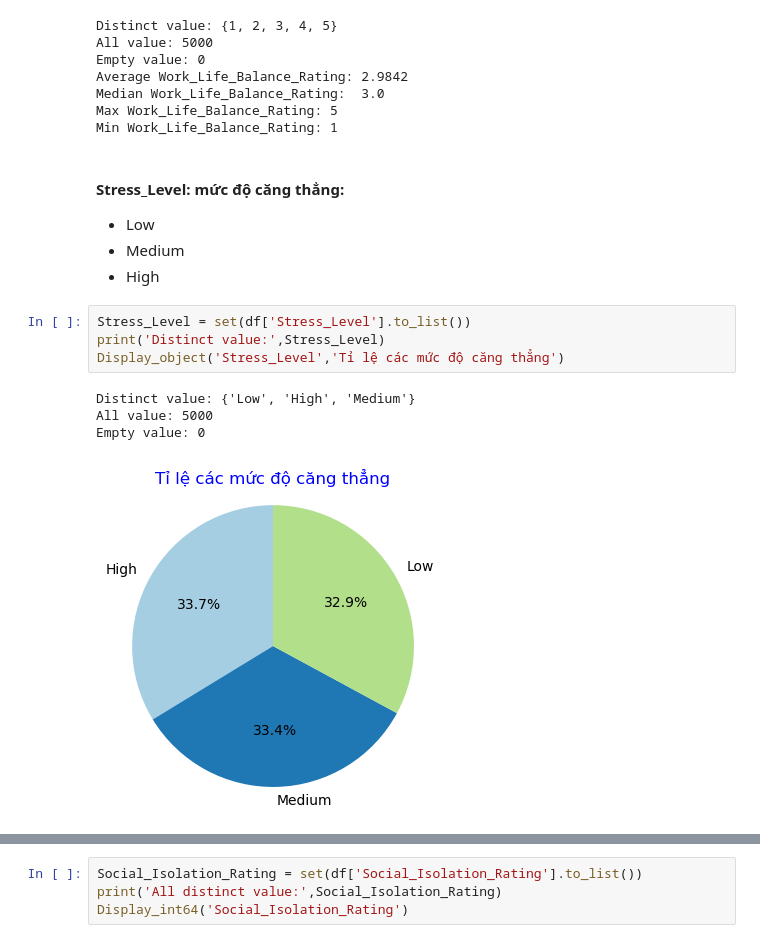
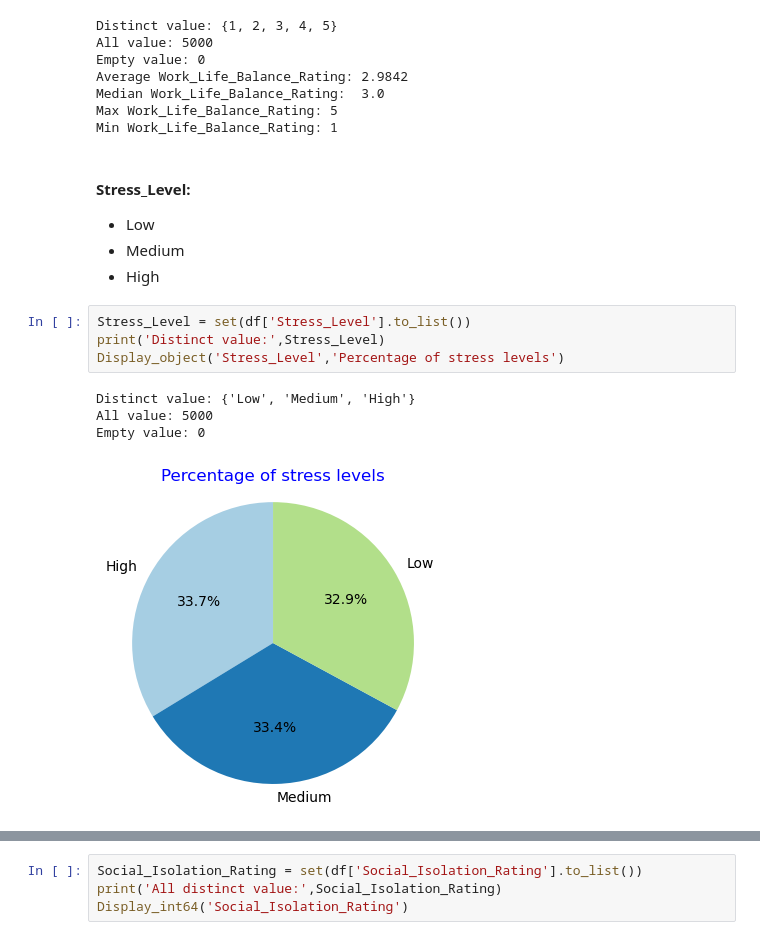
Before and after one commit to pigpig1524/HCMUS-P4DS-Lotus-Final, a Jupyter notebook: main_process.ipynb, the cells around one changed output, grey strips where cells are left out. Drawn from its saved outputs; the diff is of its cells as text.

```diff
--- a/main_process.ipynb
+++ b/main_process.ipynb
@@ -294,16 +294,16 @@ Median Work_Life_Balance_Rating:  3.0
 Max Work_Life_Balance_Rating: 5
 Min Work_Life_Balance_Rating: 1
 # %% [markdown]
-#### **Stress_Level**: mức độ căng thẳng:
+#### **Stress_Level**:
 - Low
 - Medium
 - High
 # %%
 Stress_Level = set(df['Stress_Level'].to_list())
 print('Distinct value:',Stress_Level)
-Display_object('Stress_Level','Tỉ lệ các mức độ căng thẳng')
+Display_object('Stress_Level','Percentage of stress levels')
 # %% [output]
-Distinct value: {'Low', 'High', 'Medium'}
+Distinct value: {'Low', 'Medium', 'High'}
 All value: 5000
 Empty value: 0
-[figure, old version]
+[figure, new version]
```
Also changed, not shown: parts of 31 cells of this notebook.
